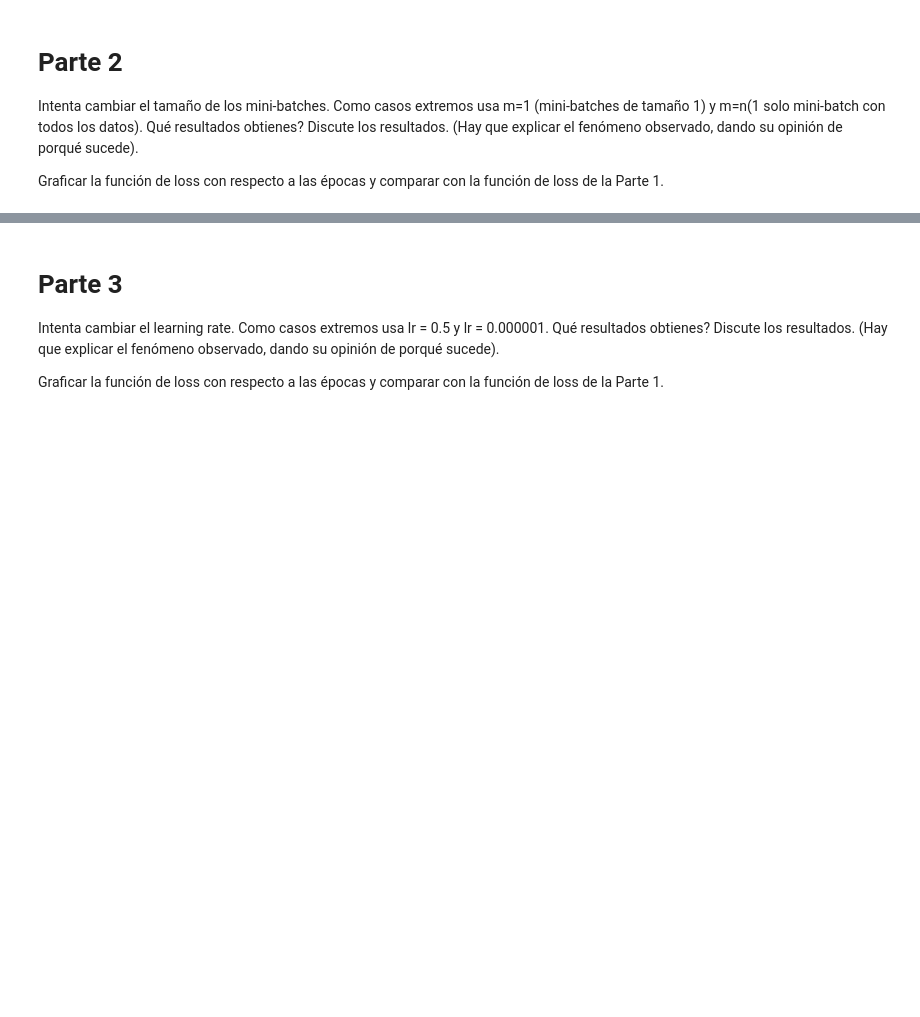
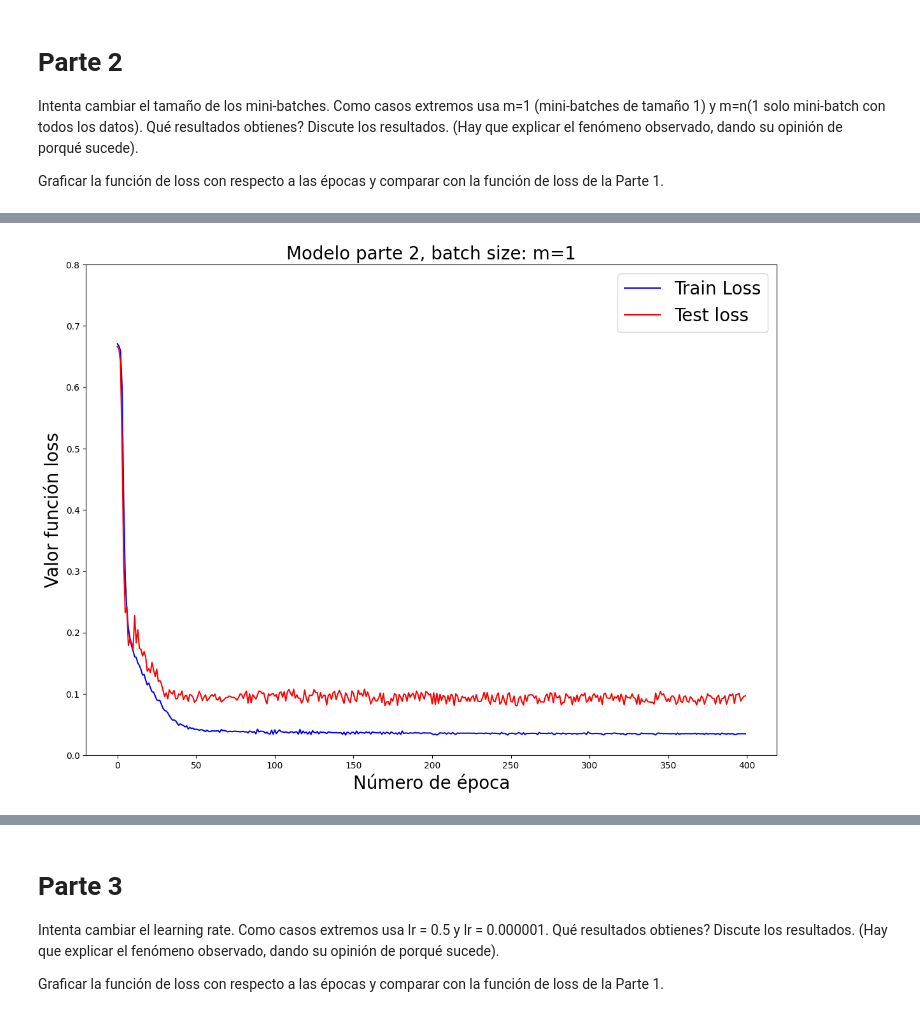
Before and after one commit to tridimensionaal/-Homeworks-CC6204, a Jupyter notebook: 01/CC6204_Tarea_1.ipynb, the cells around one changed output, grey strips where cells are left out. Cells and saved outputs as stored; diff of their text form; code cells hidden in the pictures; blank space fills up the shorter version.

```diff
--- a/01/CC6204_Tarea_1.ipynb
+++ b/01/CC6204_Tarea_1.ipynb
@@ -360,0 +379,2 @@ Graficar la función de loss con respecto a las épocas y comparar con la funci
+# %%
+data_list = create_all(batch_size=1)
@@ -360,0 +399,4 @@ Graficar la función de loss con respecto a las épocas y comparar con la funci
+# %%
+plot_epoch_vs_loss(data_list, "Modelo parte 2, batch size: m=1")
+# %% [output]
+[figure, added]
```
Also changed, not shown: parts of 32 cells of this notebook.
